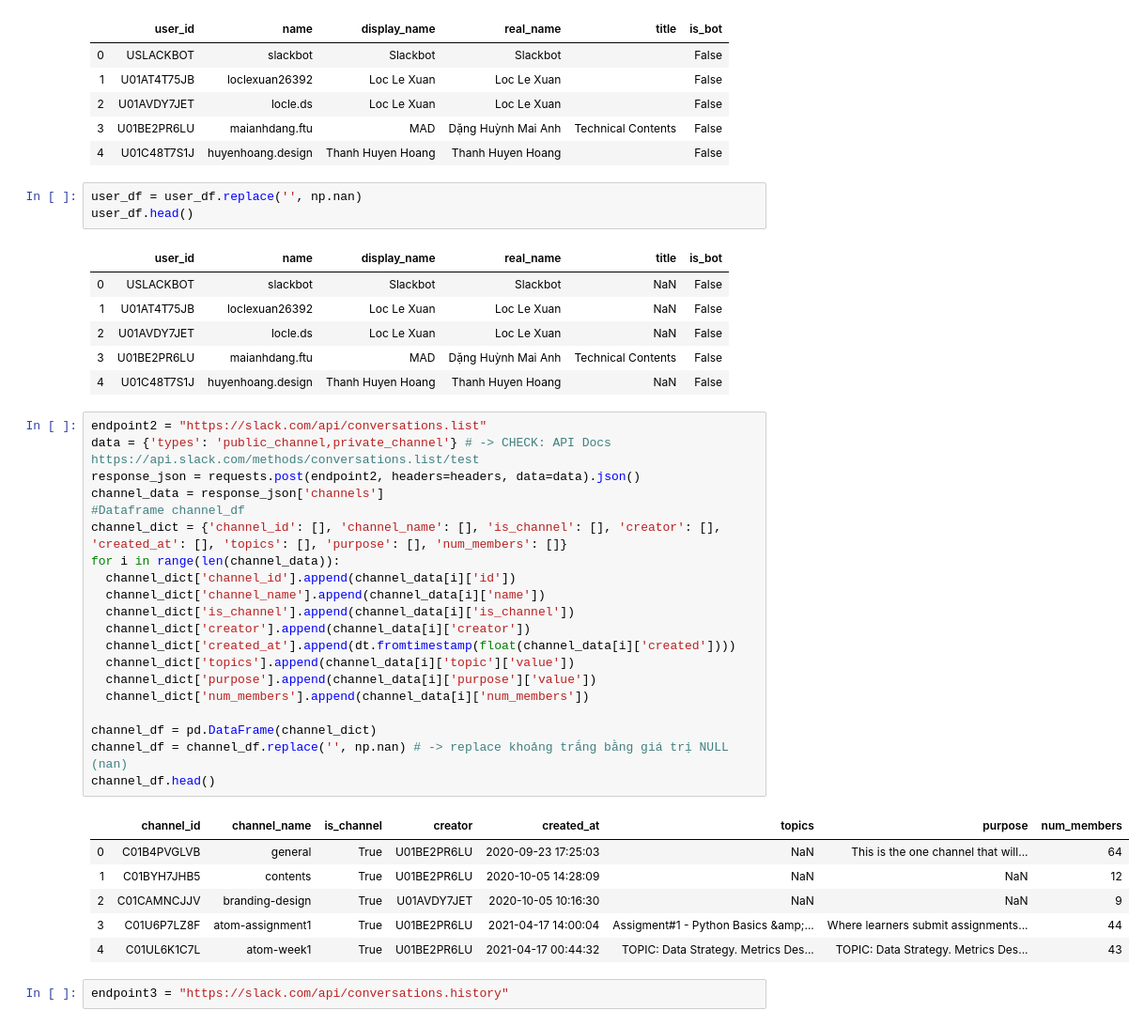
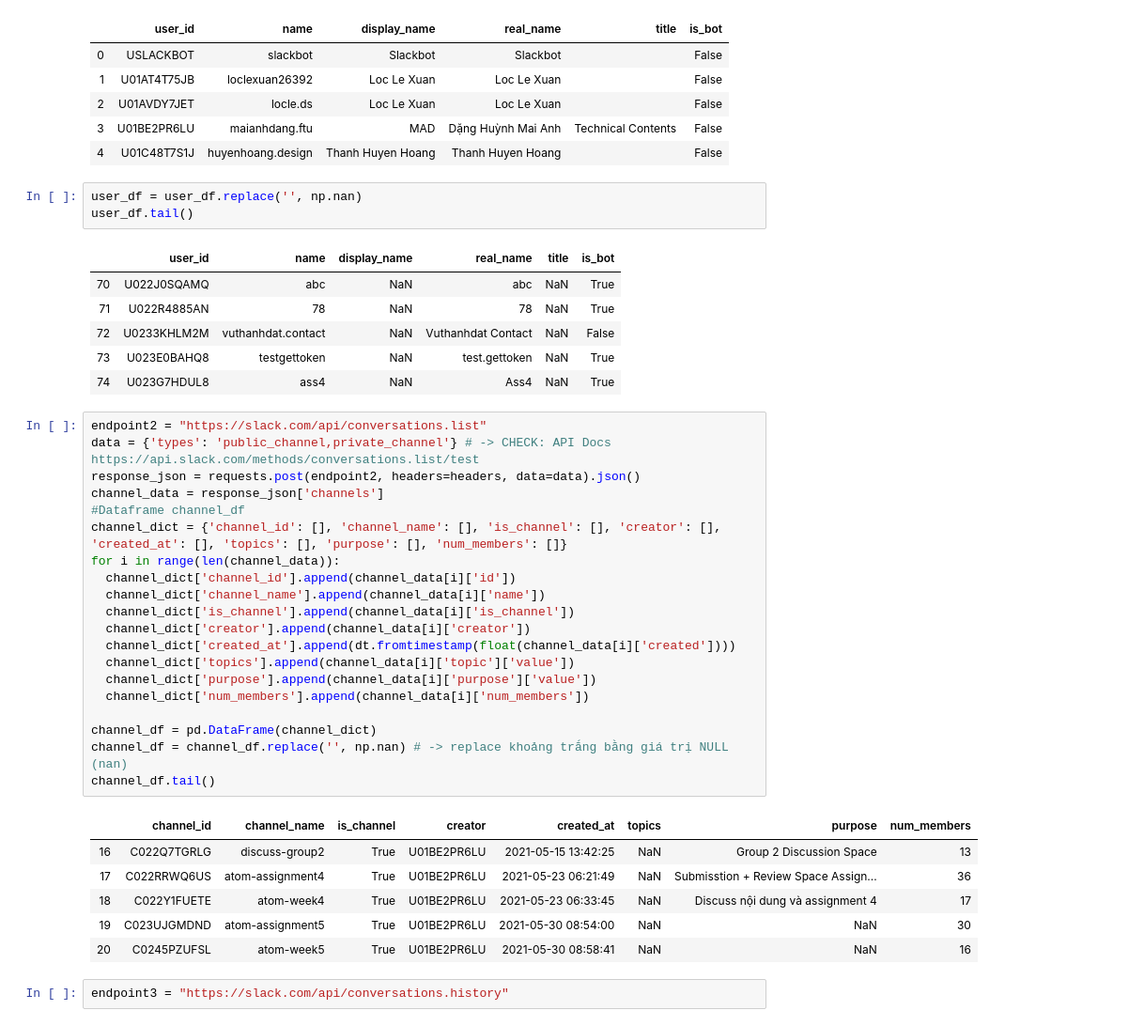
Before and after one commit to annaho124/atom-assignments, a Jupyter notebook: assignment_5/home_assignment_5.ipynb, the cells around one changed output. Shown at 94% size. Saved outputs shown, nothing was run; the diff lists cells and outputs as text.

```diff
--- a/assignment_5/home_assignment_5.ipynb
+++ b/assignment_5/home_assignment_5.ipynb
@@ -67,41 +68,41 @@ user_df.head()
 | 4 | U01C48T7S1J | huyenhoang.design | Thanh Huyen Hoang | Thanh Huyen Hoang |  | False |
 # %%
 user_df = user_df.replace('', np.nan)
-user_df.head()
+user_df.tail()
 # %% [output]
 |  | user_id | name | display_name | real_name | title | is_bot |
-| 0 | USLACKBOT | slackbot | Slackbot | Slackbot | NaN | False |
-| 1 | U01AT4T75JB | loclexuan26392 | Loc Le Xuan | Loc Le Xuan | NaN | False |
-| 2 | U01AVDY7JET | locle.ds | Loc Le Xuan | Loc Le Xuan | NaN | False |
-| 3 | U01BE2PR6LU | maianhdang.ftu | MAD | Dặng Huỳnh Mai Anh | Technical Contents | False |
-| 4 | U01C48T7S1J | huyenhoang.design | Thanh Huyen Hoang | Thanh Huyen Hoang | NaN | False |
+| 70 | U022J0SQAMQ | abc | NaN | abc | NaN | True |
+| 71 | U022R4885AN | 78 | NaN | 78 | NaN | True |
+| 72 | U0233KHLM2M | vuthanhdat.contact | NaN | Vuthanhdat Contact | NaN | False |
+| 73 | U023E0BAHQ8 | testgettoken | NaN | test.gettoken | NaN | True |
+| 74 | U023G7HDUL8 | ass4 | NaN | Ass4 | NaN | True |
 # %%
 endpoint2 = "https://slack.com/api/conversations.list"
 data = {'types': 'public_channel,private_channel'} # -> CHECK: API Docs https://api.slack.com/methods/conversations.list/test
 response_json = requests.post(endpoint2, headers=headers, data=data).json()
 channel_data = response_json['channels']
 #Dataframe channel_df
 channel_dict = {'channel_id': [], 'channel_name': [], 'is_channel': [], 'creator': [], 'created_at': [], 'topics': [], 'purpose': [], 'num_members': []}
 for i in range(len(channel_data)):
   channel_dict['channel_id'].append(channel_data[i]['id'])
   channel_dict['channel_name'].append(channel_data[i]['name'])
   channel_dict['is_channel'].append(channel_data[i]['is_channel'])
   channel_dict['creator'].append(channel_data[i]['creator'])
   channel_dict['created_at'].append(dt.fromtimestamp(float(channel_data[i]['created'])))
   channel_dict['topics'].append(channel_data[i]['topic']['value'])
   channel_dict['purpose'].append(channel_data[i]['purpose']['value'])
   channel_dict['num_members'].append(channel_data[i]['num_members'])
 
 channel_df = pd.DataFrame(channel_dict)
 channel_df = channel_df.replace('', np.nan) # -> replace khoảng trắng bằng giá trị NULL (nan)
-channel_df.head()
+channel_df.tail()
 # %% [output]
 |  | channel_id | channel_name | is_channel | creator | created_at | topics | purpose | num_members |
-| 0 | C01B4PVGLVB | general | True | U01BE2PR6LU | 2020-09-23 17:25:03 | NaN | This is the one channel that will... | 64 |
-| 1 | C01BYH7JHB5 | contents | True | U01BE2PR6LU | 2020-10-05 14:28:09 | NaN | NaN | 12 |
-| 2 | C01CAMNCJJV | branding-design | True | U01AVDY7JET | 2020-10-05 10:16:30 | NaN | NaN | 9 |
-| 3 | C01U6P7LZ8F | atom-assignment1 | True | U01BE2PR6LU | 2021-04-17 14:00:04 | Assigment#1 - Python Basics &amp;... | Where learners submit assignments... | 44 |
-| 4 | C01UL6K1C7L | atom-week1 | True | U01BE2PR6LU | 2021-04-17 00:44:32 | TOPIC: Data Strategy. Metrics Des... | TOPIC: Data Strategy. Metrics Des... | 43 |
+| 16 | C022Q7TGRLG | discuss-group2 | True | U01BE2PR6LU | 2021-05-15 13:42:25 | NaN | Group 2 Discussion Space | 13 |
+| 17 | C022RRWQ6US | atom-assignment4 | True | U01BE2PR6LU | 2021-05-23 06:21:49 | NaN | Submisstion + Review Space Assign... | 36 |
+| 18 | C022Y1FUETE | atom-week4 | True | U01BE2PR6LU | 2021-05-23 06:33:45 | NaN | Discuss nội dung và assignment 4 | 17 |
+| 19 | C023UJGMDND | atom-assignment5 | True | U01BE2PR6LU | 2021-05-30 08:54:00 | NaN | NaN | 30 |
+| 20 | C0245PZUFSL | atom-week5 | True | U01BE2PR6LU | 2021-05-30 08:58:41 | NaN | NaN | 16 |
 # %%
 endpoint3 = "https://slack.com/api/conversations.history"
 # %%
```
Also changed, not shown: parts of 30 cells of this notebook, 2 other files.
